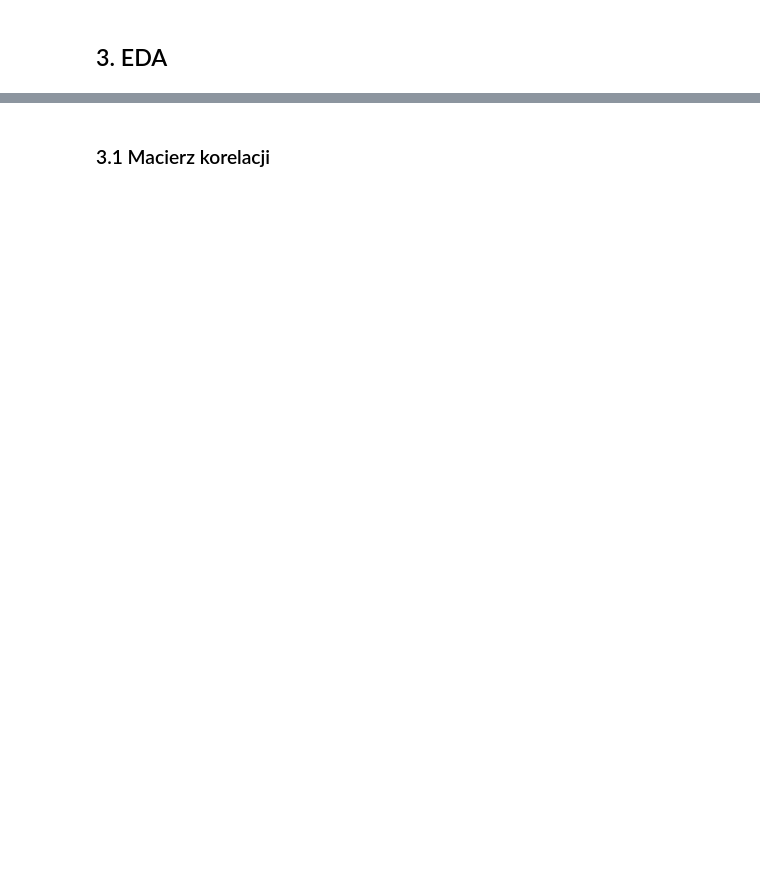
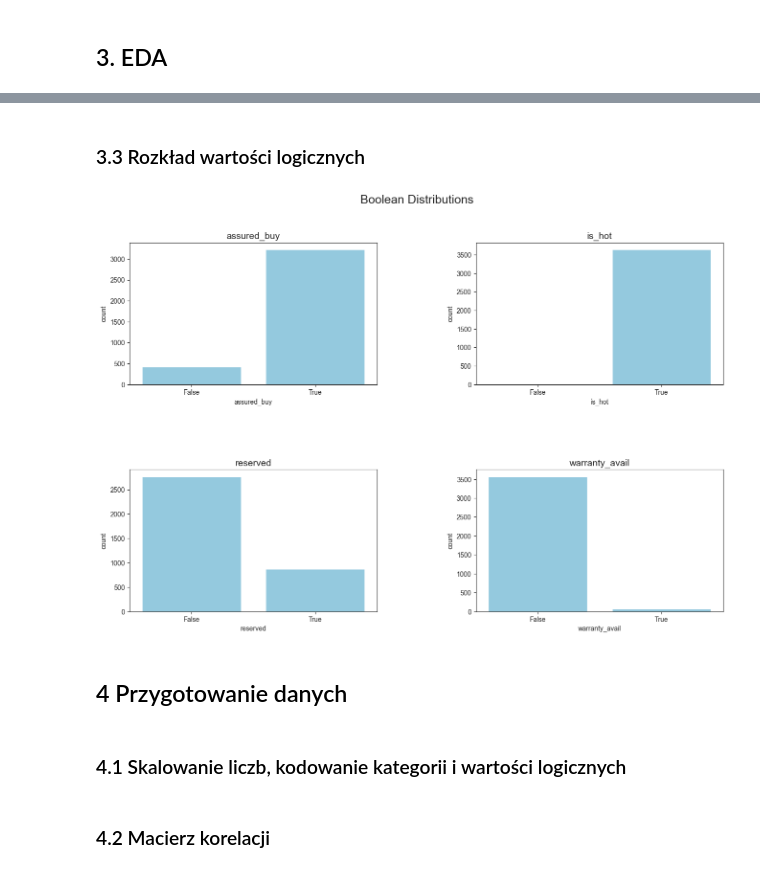
Before and after one commit to milenakoros/GRUPA_1_ASI, a Jupyter notebook: notebooks/01_eda.ipynb, the cells around one changed output, grey strips where cells are left out. Saved outputs shown, nothing was run; the diff lists cells and outputs as text; code cells hidden in the pictures; blank space fills up the shorter version.

```diff
--- a/notebooks/01_eda.ipynb
+++ b/notebooks/01_eda.ipynb
@@ -25,0 +178,34 @@ df.columns[df.isnull().any()]
+# %% [markdown]
+### 3.3 Rozkład wartości logicznych
+# %%
+bool_list = df.select_dtypes(include=["bool"]).columns.tolist()
+
+def plot_bool_distributions(df, cols, color="skyblue"):
+    ncols = 2
+    nrows = (len(cols) + 1) // 2
+    fig, axs = plt.subplots(nrows, ncols, figsize=(16, nrows*5))
+
+    if isinstance(axs, plt.Axes):
+        axs = [axs]
+    else:
+        axs = axs.flatten()
+
+    plt.subplots_adjust(hspace=0.6, wspace=0.4)
+
+    for i, col in enumerate(cols):
+        sns.countplot(x=col, data=df, ax=axs[i], color=color)
+        axs[i].tick_params(axis='x', rotation=0)
+
+    for j in range(i+1, len(axs)):
+        fig.delaxes(axs[j])
+
+    fig.suptitle("Boolean Distributions", fontsize=18)
+    plt.show()
+
+plot_bool_distributions(df, bool_list)
+# %% [output]
+[figure, added]
+# %% [markdown]
+## 4 Przygotowanie danych
+# %% [markdown]
+### 4.1 Skalowanie liczb, kodowanie kategorii i wartości logicznych
@@ -26,3 +235,3 @@ df.columns[df.isnull().any()]
 # %% [markdown]
-### 3.1 Macierz korelacji
+### 4.2 Macierz korelacji
 # %%
```
Also changed, not shown: parts of 17 cells of this notebook.
